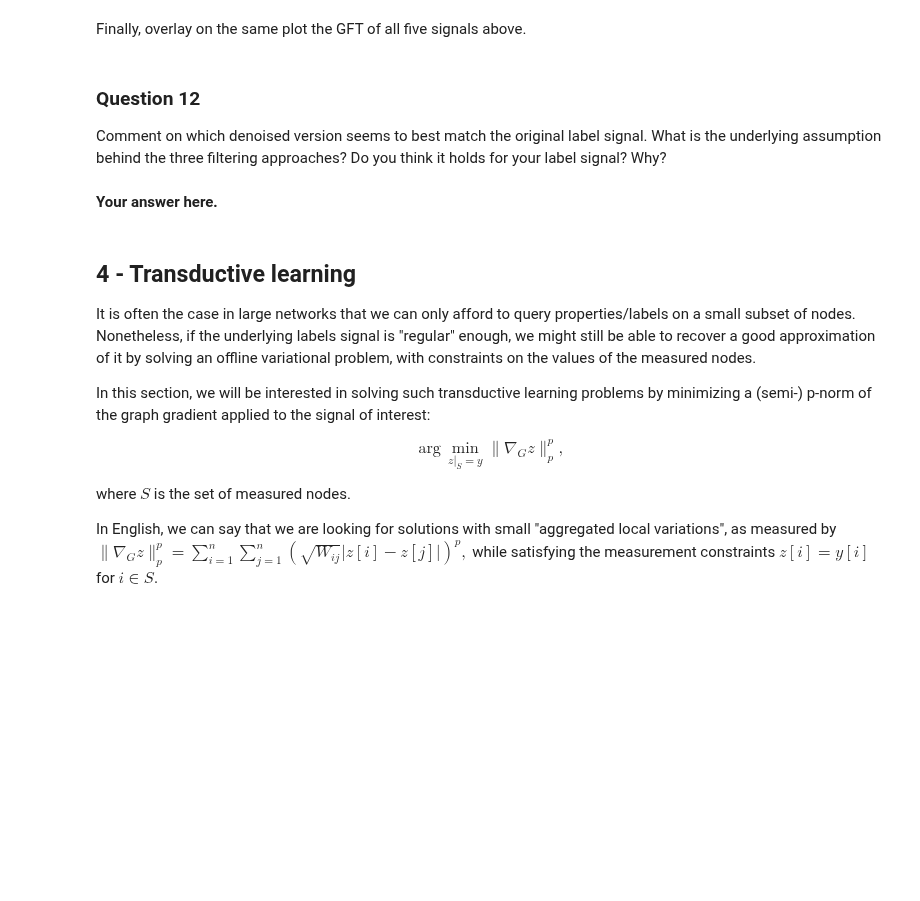
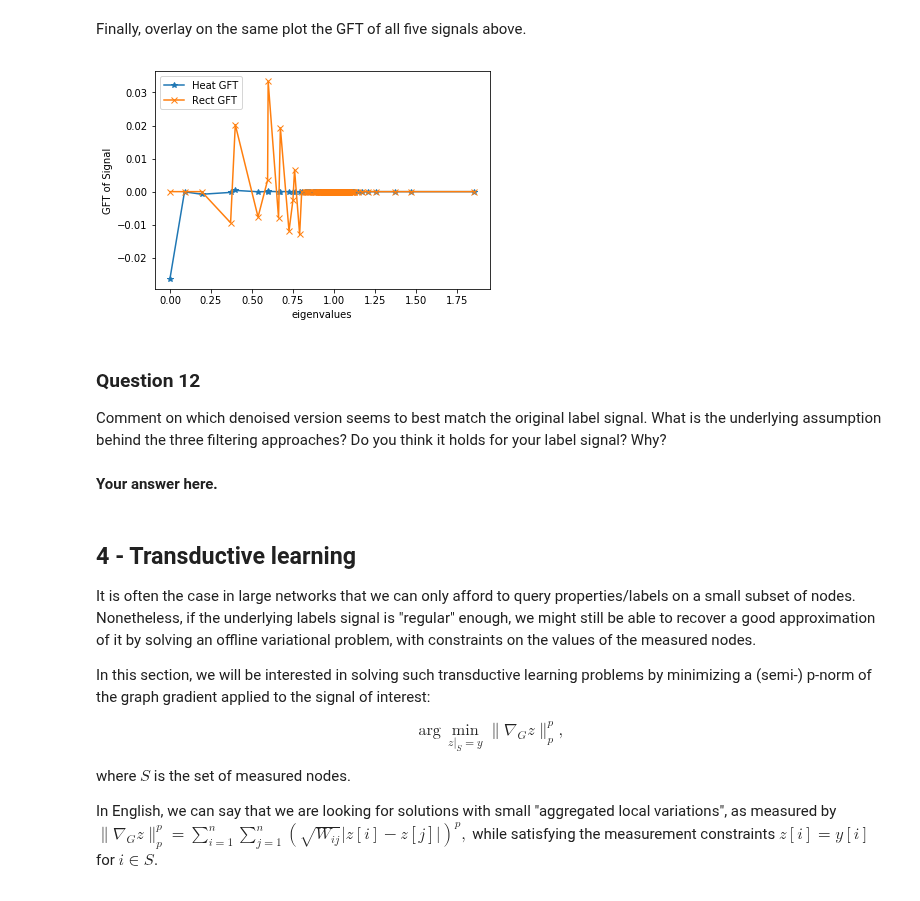
Before and after one commit to senakicir/ntds_project, a Jupyter notebook: 4_graph_signal_processing.ipynb, the cells around one changed output. Drawn from its saved outputs; the diff is of its cells as text; code cells hidden in the pictures; blank space fills up the shorter version.

```diff
--- a/4_graph_signal_processing.ipynb
+++ b/4_graph_signal_processing.ipynb
@@ -375,3 +403,20 @@ Finally, overlay on the same plot the GFT of all five signals above.
+# %%
+# Your code here.
+gft_of_heat = GFT(z_heat_denoised)
+#gft_of_inv = GFT(z_inv_denoised)
+gft_of_rect = GFT(z_rect_denoised)
+
+fig = plt.figure()
+plt.plot(e, gft_of_heat, marker = "*",label='Heat GFT')
+#plt.plot(e, gft_of_inv, marker = "o",label='Inverse GFT')
+plt.plot(e, gft_of_rect, marker = "x",label='Rect GFT')
+plt.xlabel("eigenvalues")
+plt.ylabel("GFT of Signal")
+plt.legend(loc='upper left')
+plt.show()
+plt.close(fig)
+# %% [output]
+[figure, added]
 # %% [markdown]
 ### Question 12
 
```
Also changed, not shown: parts of 22 cells of this notebook.
